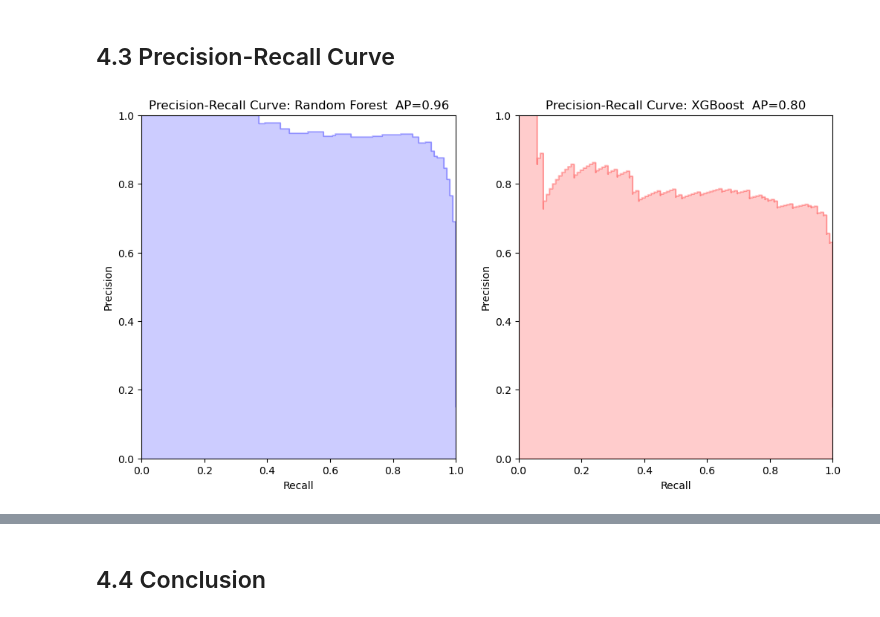
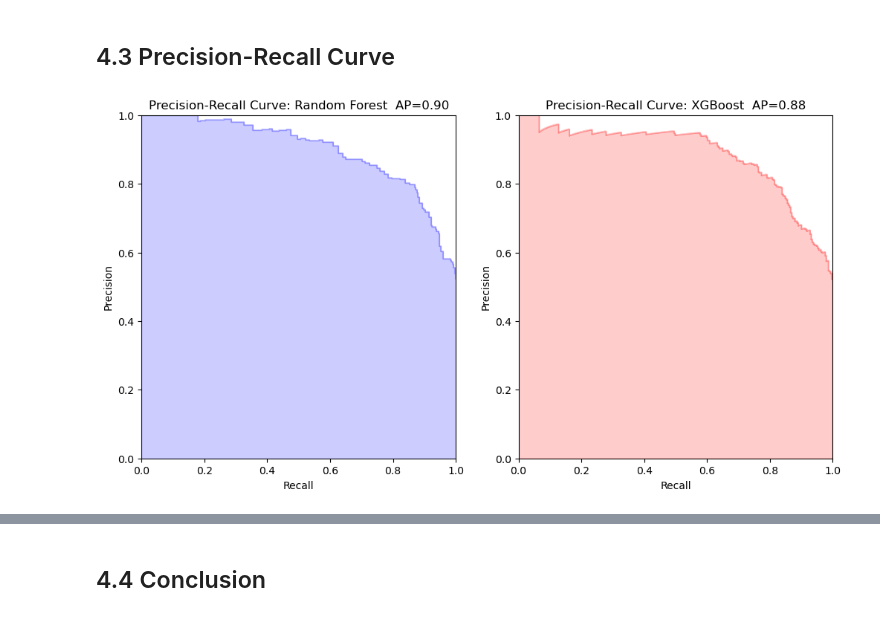
Before and after one commit to puc26/kaggleNotebook, a Jupyter notebook: cardiovascular_risk.ipynb, the cells around one changed output, grey strips where cells are left out. Saved outputs shown, nothing was run; the diff lists cells and outputs as text; code cells hidden in the pictures.

```diff
--- a/cardiovascular_risk.ipynb
+++ b/cardiovascular_risk.ipynb
@@ -809,10 +793,15 @@ Given the presence of multiple severely unbalanced categories in the Medical His
 from imblearn.over_sampling import ADASYN
 from imblearn.under_sampling import RandomUnderSampler
 
-# ADASYN and RandomUnderSampler
-over_sampler = ADASYN(sampling_strategy=0.5, n_neighbors=5, random_state=seed)
-under_sampler = RandomUnderSampler(sampling_strategy=1.0)
+def adasyn_sampling(threshold):
+    # ADASYN and RandomUnderSampler
+    over_sampler = ADASYN(sampling_strategy=threshold, random_state=seed)
+    under_sampler = RandomUnderSampler(sampling_strategy=1.0)
 
-# Perform over-sampling and under-sampling
-X_oversampled, Y_oversampled = over_sampler.fit_resample(X_transform, Y)
-X_sampled, Y_sampled = under_sampler.fit_resample(X_oversampled, Y_oversampled)
+    # Perform over-sampling and under-sampling
+    X_oversampled, Y_oversampled = over_sampler.fit_resample(X_transform, Y)
+    X_sampled, Y_sampled = under_sampler.fit_resample(X_oversampled, Y_oversampled)
+
+    return X_sampled, Y_sampled
+
+X_sampled, Y_sampled = adasyn_sampling(0.5)
@@ -818,0 +825,5 @@ X_sampled, Y_sampled = under_sampler.fit_resample(X_oversampled, Y_oversampled)
+# %%
+# Split sampled data
+X_train_sampled, X_test_sampled, Y_train_sampled, Y_test_sampled = train_test_split(X_sampled, Y_sampled, test_size=0.2, random_state=seed)
+print('Shape of training set: \n X_train ',X_train.shape, '\n Y_train ', Y_train.shape, '\n')
+print('Shape of test set: \n X_test ', X_test.shape, '\n Y_test ', Y_test.shape)
@@ -860,6 +879,6 @@ train_models(X_train, Y_train, X_test, Y_test)
 | 1 | XGBoost | 0.82 | 0.09 | 0.29 | 0.12 | 0.17 |
 # %%
 # Sampled data
-train_models(X_sampled, Y_sampled, X_test, Y_test)
+train_models(X_train_sampled, Y_train_sampled, X_test_sampled, Y_test_sampled)
 # %% [output]
 |  | Model | Accuracy | Jaccard Index | Precision | Recall | F1 Score |
@@ -916,6 +949,6 @@ def ap_plot(X_train, Y_train, X_test, Y_test):
     plt.show()
 # %%
 # Sampled Data
-ap_plot(X_sampled, Y_sampled, X_test, Y_test)
+ap_plot(X_train_sampled, Y_train_sampled, X_test_sampled, Y_test_sampled)
 # %% [output]
-[figure, old version]
+[figure, new version]
```
Also changed, not shown: parts of 32 cells of this notebook.
